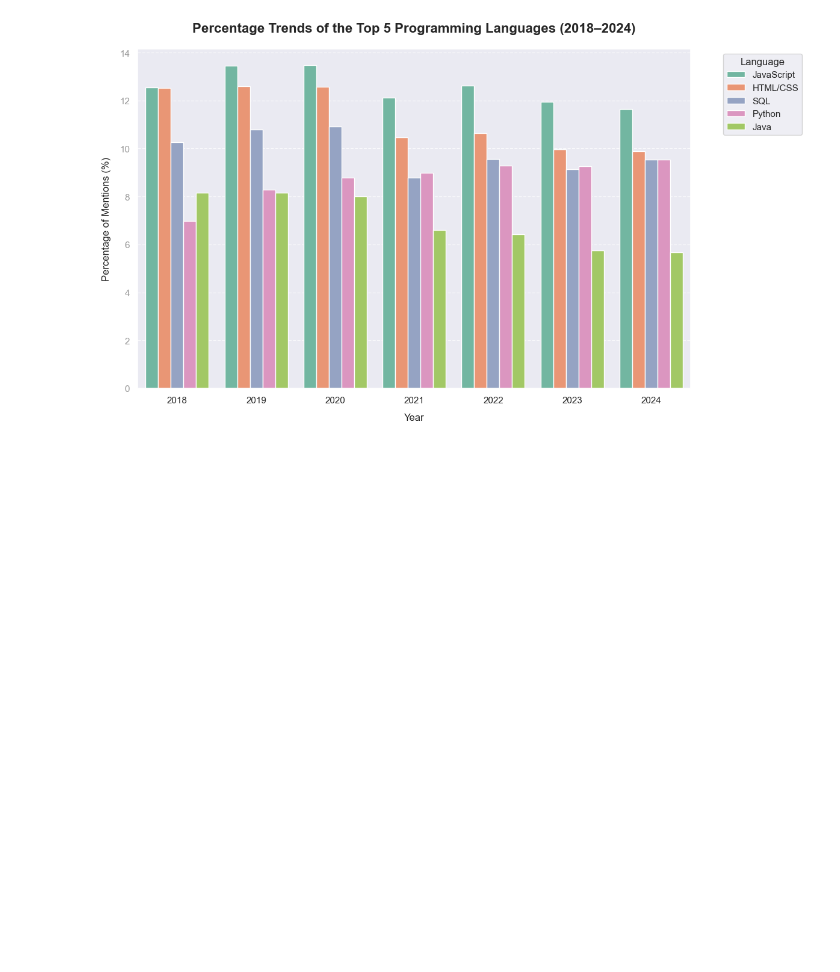
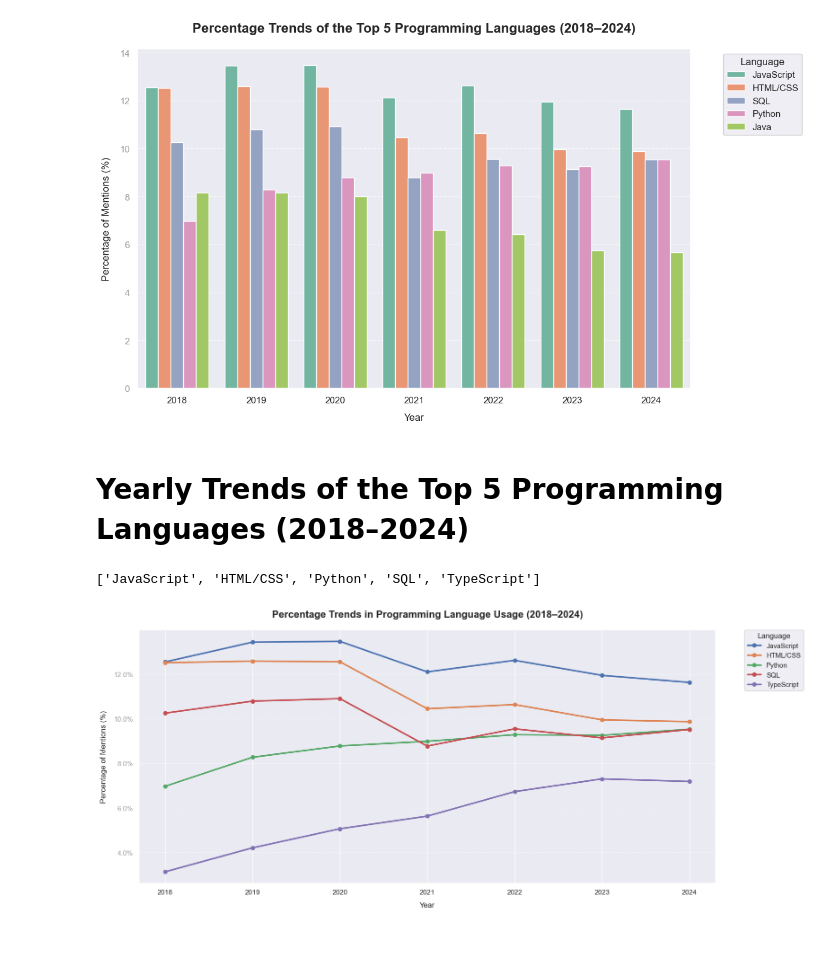
Before and after one commit to GitToKenn/dev-language-trends-2018-2024, a Jupyter notebook: notebook/02_language_trend_analysis.ipynb, the cells around one changed output. Saved outputs shown, nothing was run; the diff lists cells and outputs as text; code cells hidden in the pictures; blank space fills up the shorter version.

```diff
--- a/notebook/02_language_trend_analysis.ipynb
+++ b/notebook/02_language_trend_analysis.ipynb
@@ -389,2 +389,52 @@ plt.show()
+# %% [markdown]
+# Yearly Trends of the Top 5 Programming Languages (2018–2024)
+# %%
+df_top_langs_18_24_top5 = df_lang_pct_pivot.loc[2024].sort_values(ascending=False).head(5).index.tolist()
+# %%
+print(df_top_langs_18_24_top5)
+# %% [output]
+['JavaScript', 'HTML/CSS', 'Python', 'SQL', 'TypeScript']
+# %%
+# plot
+plt.figure(figsize=(16, 7))
+
+#plotting each of 5 lang
+for lang in df_top_langs_18_24_top5:
+    plt.plot(df_lang_pct_pivot.index,           # x-axis: years
+             df_lang_pct_pivot[lang],           # y-axis: % of mentions
+             label=lang,
+             linewidth=2.5,
+             marker='o')
+
+#title and label setting
+plt.title("Percentage Trends in Programming Language Usage (2018–2024)",
+          fontsize=16,
+          fontweight ='bold',
+          pad=20)
+plt.xlabel("Year",
+           labelpad=10)
+plt.ylabel("Percentage of Mentions (%)",
+           labelpad=10)
+
+#grid and ticks
+plt.grid(axis='y',
+         linestyle='--',
+         alpha=0.5)
+plt.xticks(df_lang_pct_pivot.index)  # ensures all years are shown on x-axis
+plt.yticks(color="grey",
+           alpha=0.8)
+plt.gca().yaxis.set_major_formatter(StrMethodFormatter('{x:.1f}%'))
+
+#lagend and layout
+plt.legend(title='Language',
+           bbox_to_anchor=(1.05, 1),
+           loc='upper left',
+           borderaxespad=0.)
+plt.tight_layout()
+
+#prin and show
+plt.show()
+# %% [output]
+[figure, added]
 # %% [markdown]
 #
```
Also changed, not shown: parts of 2 cells of this notebook.
